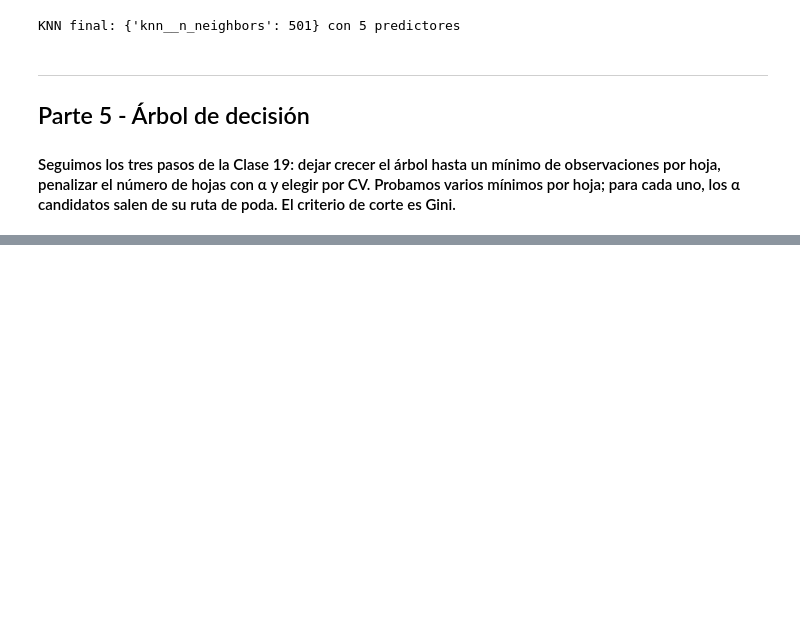
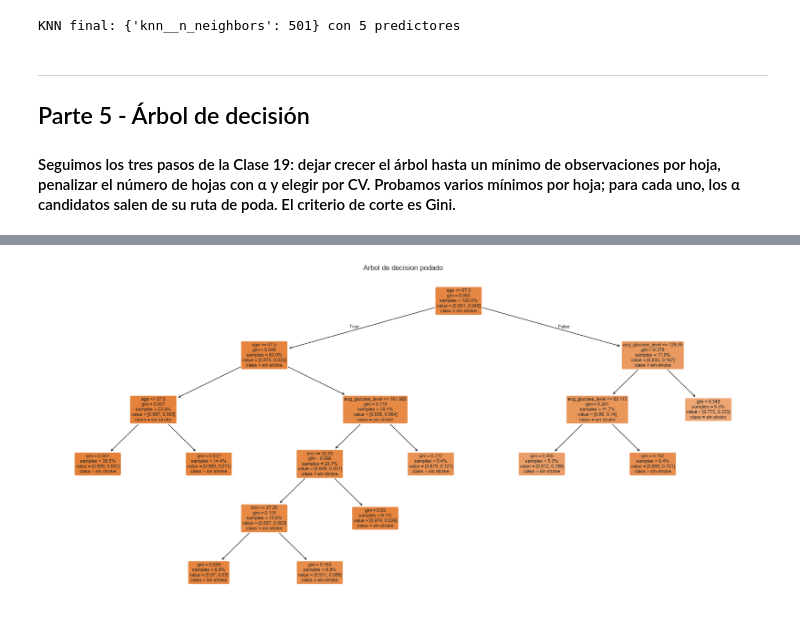
Before and after one commit to Ando0611/Proyecto_ML, a Jupyter notebook: Proyecto.ipynb, the cells around one changed output, grey strips where cells are left out. Drawn from its saved outputs; the diff is of its cells as text; code cells hidden in the pictures; blank space fills up the shorter version.

```diff
--- a/Proyecto.ipynb
+++ b/Proyecto.ipynb
@@ -427,0 +474,9 @@ KNN final: {'knn__n_neighbors': 501} con 5 predictores
+# %%
+# el arbol podado, leido como reglas
+plt.figure(figsize=(22, 10))
+plot_tree(mejor_arbol, feature_names=list(X_train.columns), class_names=["sin stroke", "stroke"],
+          filled=True, rounded=True, impurity=True, proportion=True, fontsize=8)
+plt.title("Arbol de decision podado")
+plt.show()
+# %% [output]
+[figure, added]
```
Also changed, not shown: parts of 21 cells of this notebook.
